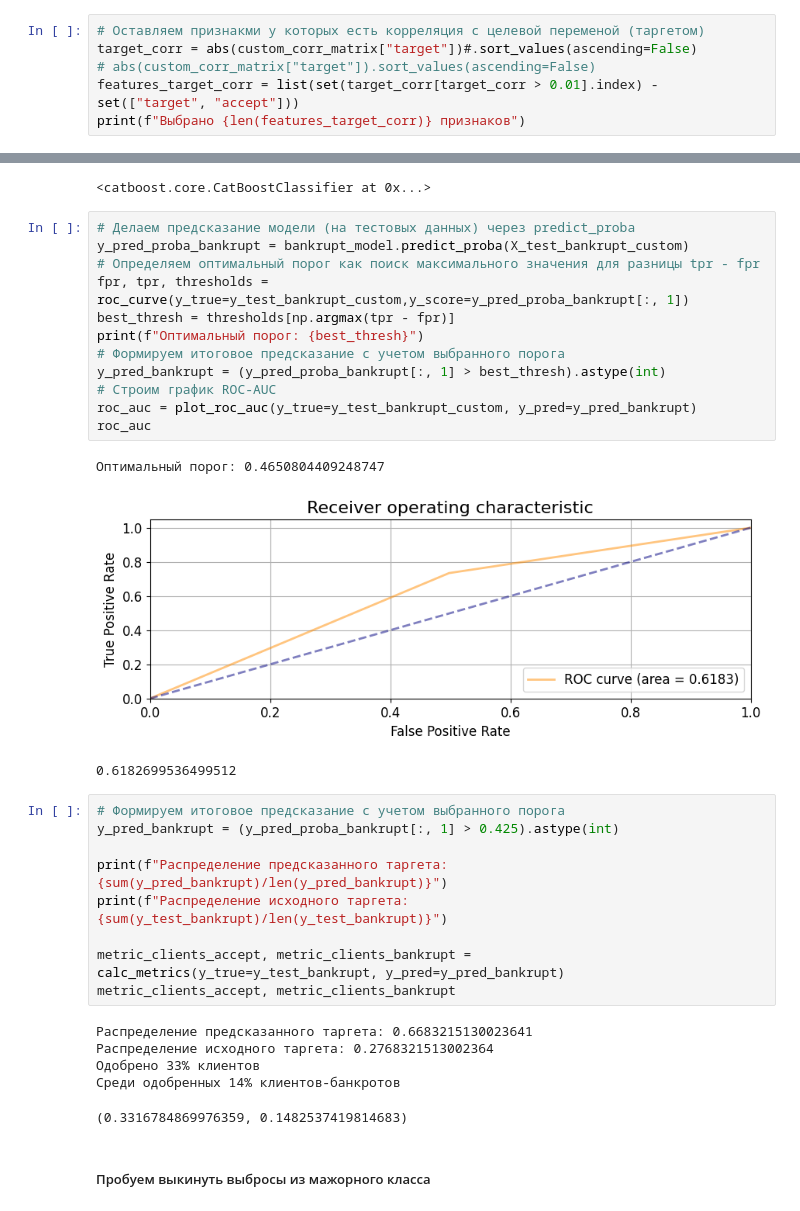
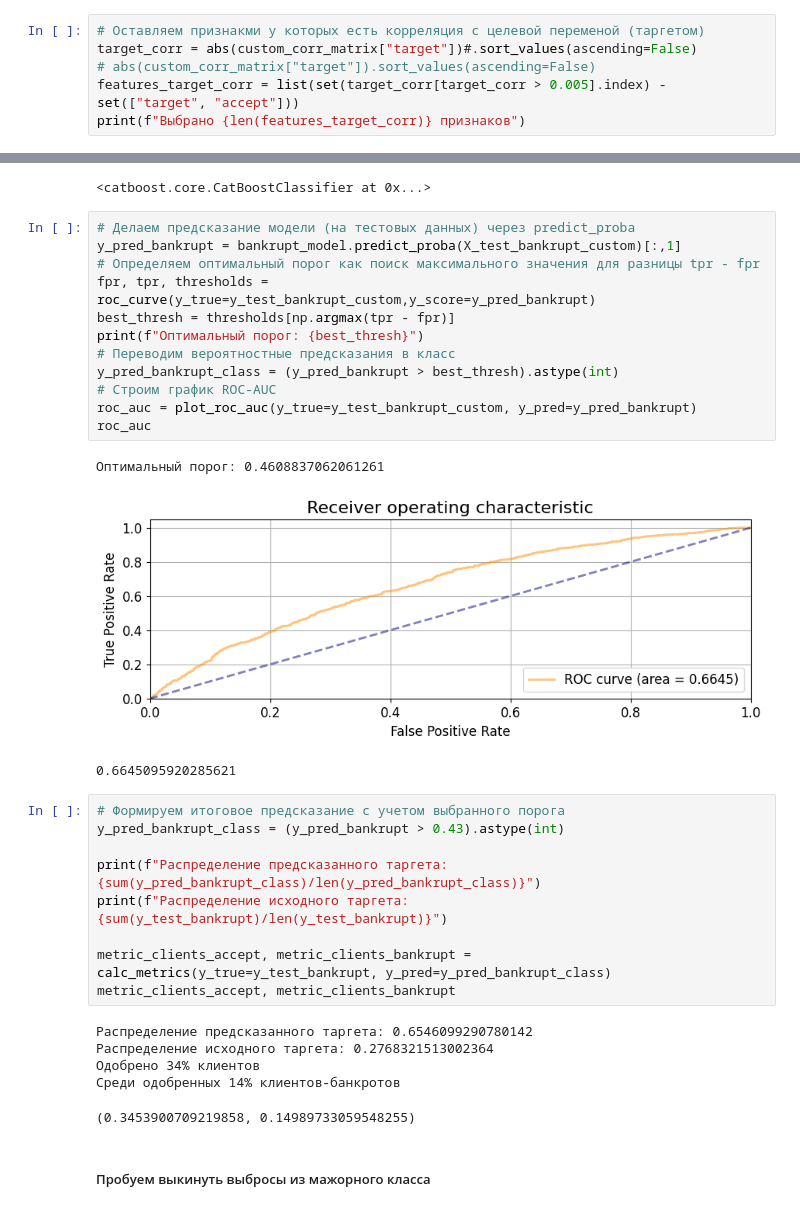
Before and after one commit to TimeNtWait/TestTasks, a Jupyter notebook: Credit_scoring/credit_scoring.ipynb, the cells around one changed output, grey strips where cells are left out. Saved outputs shown, nothing was run; the diff lists cells and outputs as text.

```diff
--- a/Credit_scoring/credit_scoring.ipynb
+++ b/Credit_scoring/credit_scoring.ipynb
@@ -1158,6 +1153,6 @@ Wall time: 2min 59s
 # Оставляем признакми у которых есть корреляция с целевой переменой (таргетом)
 target_corr = abs(custom_corr_matrix["target"])#.sort_values(ascending=False)
 # abs(custom_corr_matrix["target"]).sort_values(ascending=False)
-features_target_corr = list(set(target_corr[target_corr > 0.01].index) - set(["target", "accept"]))
+features_target_corr = list(set(target_corr[target_corr > 0.005].index) - set(["target", "accept"]))
 print(f"Выбрано {len(features_target_corr)} признаков")
 # %% [output]
@@ -1330,35 +1324,35 @@ MetricVisualizer(layout=Layout(align_self='stretch', height='500px'))
 <catboost.core.CatBoostClassifier at 0x...>
 # %%
 # Делаем предсказание модели (на тестовых данных) через predict_proba
-y_pred_proba_bankrupt = bankrupt_model.predict_proba(X_test_bankrupt_custom)
+y_pred_bankrupt = bankrupt_model.predict_proba(X_test_bankrupt_custom)[:,1]
 # Определяем оптимальный порог как поиск максимального значения для разницы tpr - fpr
-fpr, tpr, thresholds = roc_curve(y_true=y_test_bankrupt_custom,y_score=y_pred_proba_bankrupt[:, 1])
+fpr, tpr, thresholds = roc_curve(y_true=y_test_bankrupt_custom,y_score=y_pred_bankrupt)
 best_thresh = thresholds[np.argmax(tpr - fpr)]
 print(f"Оптимальный порог: {best_thresh}")
-# Формируем итоговое предсказание с учетом выбранного порога
-y_pred_bankrupt = (y_pred_proba_bankrupt[:, 1] > best_thresh).astype(int)
+# Переводим вероятностные предсказания в класс
+y_pred_bankrupt_class = (y_pred_bankrupt > best_thresh).astype(int)
 # Строим график ROC-AUC
 roc_auc = plot_roc_auc(y_true=y_test_bankrupt_custom, y_pred=y_pred_bankrupt)
 roc_auc
 # %% [output]
-Оптимальный порог: 0.4650804409248747
+Оптимальный порог: 0.4608837062061261
-[figure, old version]
+[figure, new version]
-0.6182699536499512
+0.6645095920285621
 # %%
 # Формируем итоговое предсказание с учетом выбранного порога
-y_pred_bankrupt = (y_pred_proba_bankrupt[:, 1] > 0.425).astype(int)
+y_pred_bankrupt_class = (y_pred_bankrupt > 0.43).astype(int)
 
-print(f"Распределение предсказанного таргета: {sum(y_pred_bankrupt)/len(y_pred_bankrupt)}")
+print(f"Распределение предсказанного таргета: {sum(y_pred_bankrupt_class)/len(y_pred_bankrupt_class)}")
 print(f"Распределение исходного таргета: {sum(y_test_bankrupt)/len(y_test_bankrupt)}")
 
-metric_clients_accept, metric_clients_bankrupt =  calc_metrics(y_true=y_test_bankrupt, y_pred=y_pred_bankrupt)
+metric_clients_accept, metric_clients_bankrupt =  calc_metrics(y_true=y_test_bankrupt, y_pred=y_pred_bankrupt_class)
 metric_clients_accept, metric_clients_bankrupt
 # %% [output]
-Распределение предсказанного таргета: 0.6683215130023641
+Распределение предсказанного таргета: 0.6546099290780142
 Распределение исходного таргета: 0.2768321513002364
-Одобрено 33% клиентов
+Одобрено 34% клиентов
 Среди одобренных 14% клиентов-банкротов
-(0.3316784869976359, 0.1482537419814683)
+(0.3453900709219858, 0.14989733059548255)
 # %% [markdown]
 ##### Пробуем выкинуть выбросы из мажорного класса
 # %%
```
Also changed, not shown: parts of 60 cells of this notebook, 1 other file.
